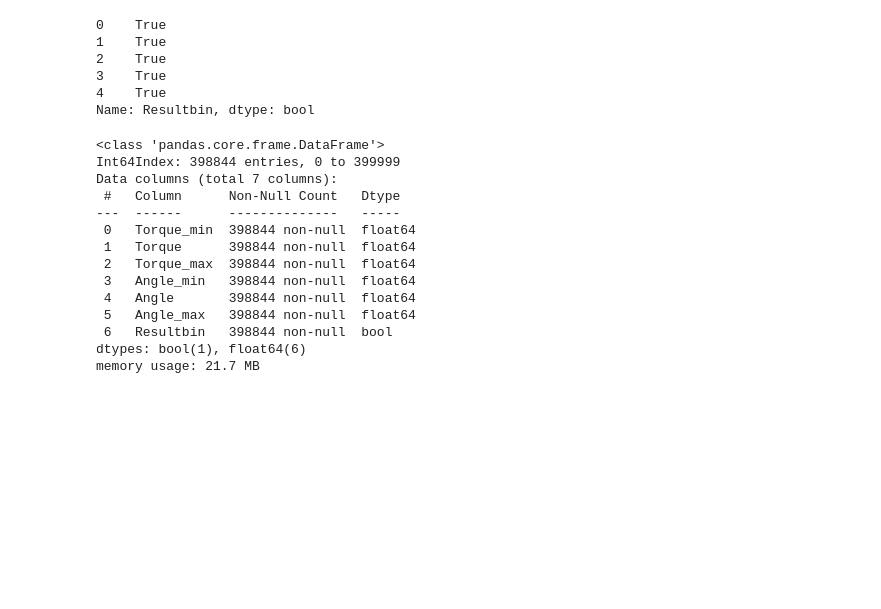
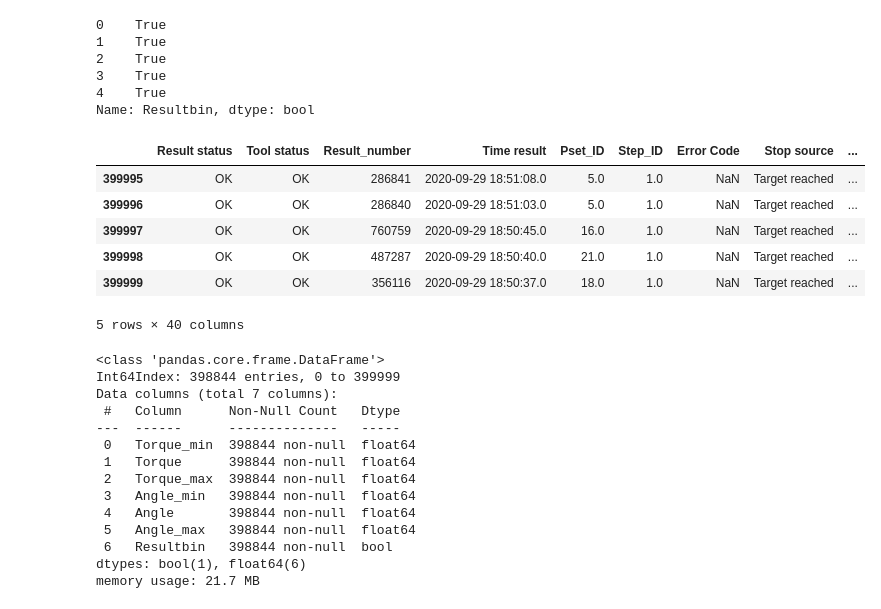
Before and after one commit to guillermodean/TTM_Pamplona, a Jupyter notebook: TTM_Pamplona.ipynb, the cells around one changed output. Saved outputs shown, nothing was run; the diff lists cells and outputs as text; code cells hidden in the pictures; blank space fills up the shorter version.

```diff
--- a/TTM_Pamplona.ipynb
+++ b/TTM_Pamplona.ipynb
@@ -293,6 +293,16 @@ print (df['Resultbin'].head())
 3    True
 4    True
 Name: Resultbin, dtype: bool
+# %%
+df.tail()
+# %% [output]
+|  | Result status | Tool status | Result_number | Time result | Pset_ID | Step_ID | Error Code | Stop source | ... |
+| 399995 | OK | OK | 286841 | 2020-09-29 18:51:08.0 | 5.0 | 1.0 | NaN | Target reached | ... |
+| 399996 | OK | OK | 286840 | 2020-09-29 18:51:03.0 | 5.0 | 1.0 | NaN | Target reached | ... |
+| 399997 | OK | OK | 760759 | 2020-09-29 18:50:45.0 | 16.0 | 1.0 | NaN | Target reached | ... |
+| 399998 | OK | OK | 487287 | 2020-09-29 18:50:40.0 | 21.0 | 1.0 | NaN | Target reached | ... |
+| 399999 | OK | OK | 356116 | 2020-09-29 18:50:37.0 | 18.0 | 1.0 | NaN | Target reached | ... |
+5 rows × 40 columns
 # %%
 from sklearn.linear_model import LogisticRegression
 model=LogisticRegression(solver='liblinear')
```
Also changed, not shown: parts of 14 cells of this notebook.
